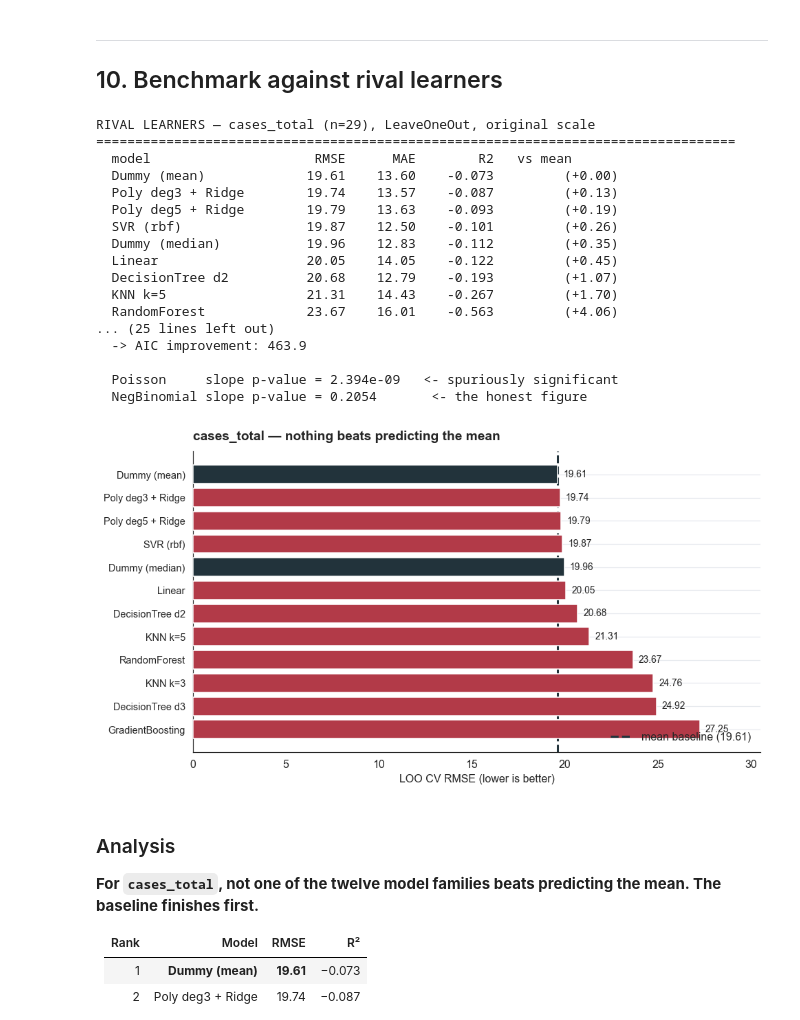
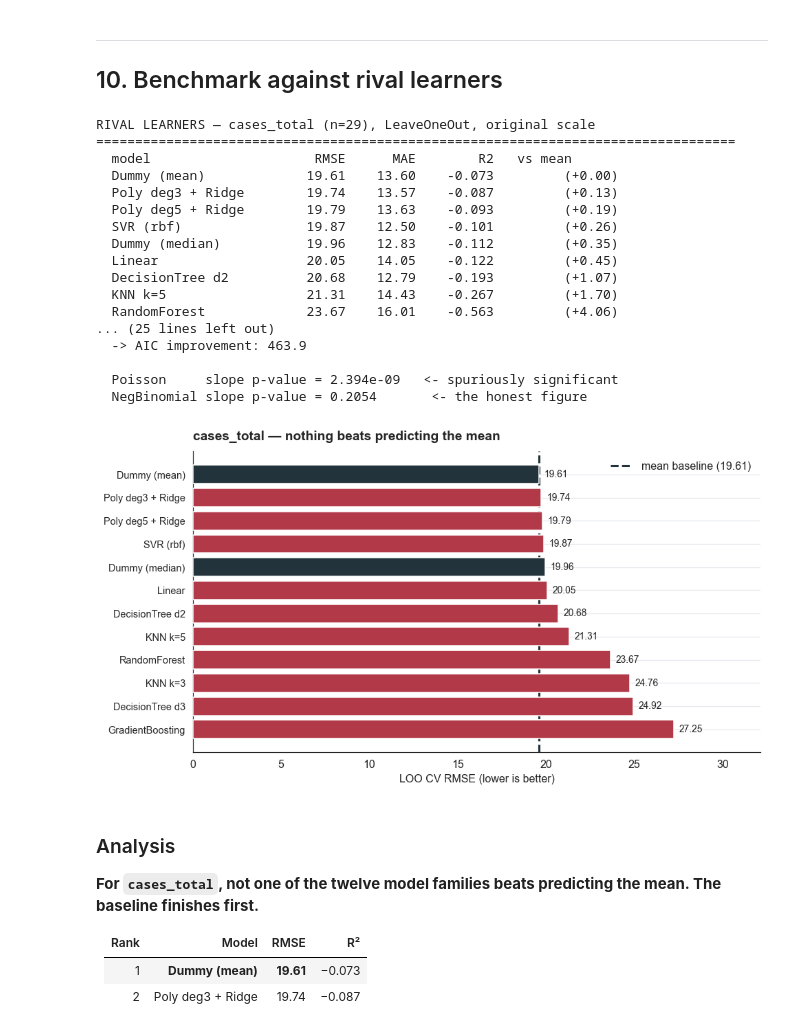
Before and after one commit to RafaelGallo/Nipah-Virus-Outbreaks, a Jupyter notebook: notebook/nipah_ml_polynomial_regression.ipynb, the cells around one changed output. Cells and saved outputs as stored; diff of their text form; code cells hidden in the pictures.

```diff
--- a/notebook/nipah_ml_polynomial_regression.ipynb
+++ b/notebook/nipah_ml_polynomial_regression.ipynb
@@ -1005,36 +1005,38 @@ colors = [C["good"] if v < base else (C["dark"] if n.startswith("Dummy") else C[
           for n, v in zip(names, vals)]
 ax.barh(range(len(names)), vals, color=colors, zorder=3)
 ax.axvline(base, color=C["dark"], ls="--", lw=2, label=f"mean baseline ({base:.2f})")
 ax.set_yticks(range(len(names)))
 ax.set_yticklabels(names, fontsize=9.5)
 for i, v in enumerate(vals):
     ax.text(v + 0.3, i, f"{v:.2f}", va="center", fontsize=9)
-ax.set_xlim(0, max(vals) * 1.12)
+ax.set_xlim(0, max(vals) * 1.18)
 style_axes(ax, None, "LOO CV RMSE (lower is better)",
            "cases_total — nothing beats predicting the mean")
-ax.legend(loc="lower right")
+# Upper right: the top bars are the shortest, so the legend cannot collide
+# with the value labels on the long bars at the bottom.
+ax.legend(loc="upper right")
 fig.tight_layout()
 save_fig(fig, "ml05_rival_learners")
 plt.show()
 # %% [output]
 RIVAL LEARNERS — cases_total (n=29), LeaveOneOut, original scale
 ==================================================================================
   model                     RMSE      MAE        R2   vs mean
   Dummy (mean)             19.61    13.60    -0.073         (+0.00)
   Poly deg3 + Ridge        19.74    13.57    -0.087         (+0.13)
   Poly deg5 + Ridge        19.79    13.63    -0.093         (+0.19)
   SVR (rbf)                19.87    12.50    -0.101         (+0.26)
   Dummy (median)           19.96    12.83    -0.112         (+0.35)
   Linear                   20.05    14.05    -0.122         (+0.45)
   DecisionTree d2          20.68    12.79    -0.193         (+1.07)
   KNN k=5                  21.31    14.43    -0.267         (+1.70)
   RandomForest             23.67    16.01    -0.563         (+4.06)
 ... (25 lines left out)
   -> AIC improvement: 463.9
 
   Poisson     slope p-value = 2.394e-09   <- spuriously significant
   NegBinomial slope p-value = 0.2054       <- the honest figure
-[figure, old version]
+[figure, new version]
 # %% [markdown]
 ### Analysis
 
```
Also changed, not shown: 2 other files.
